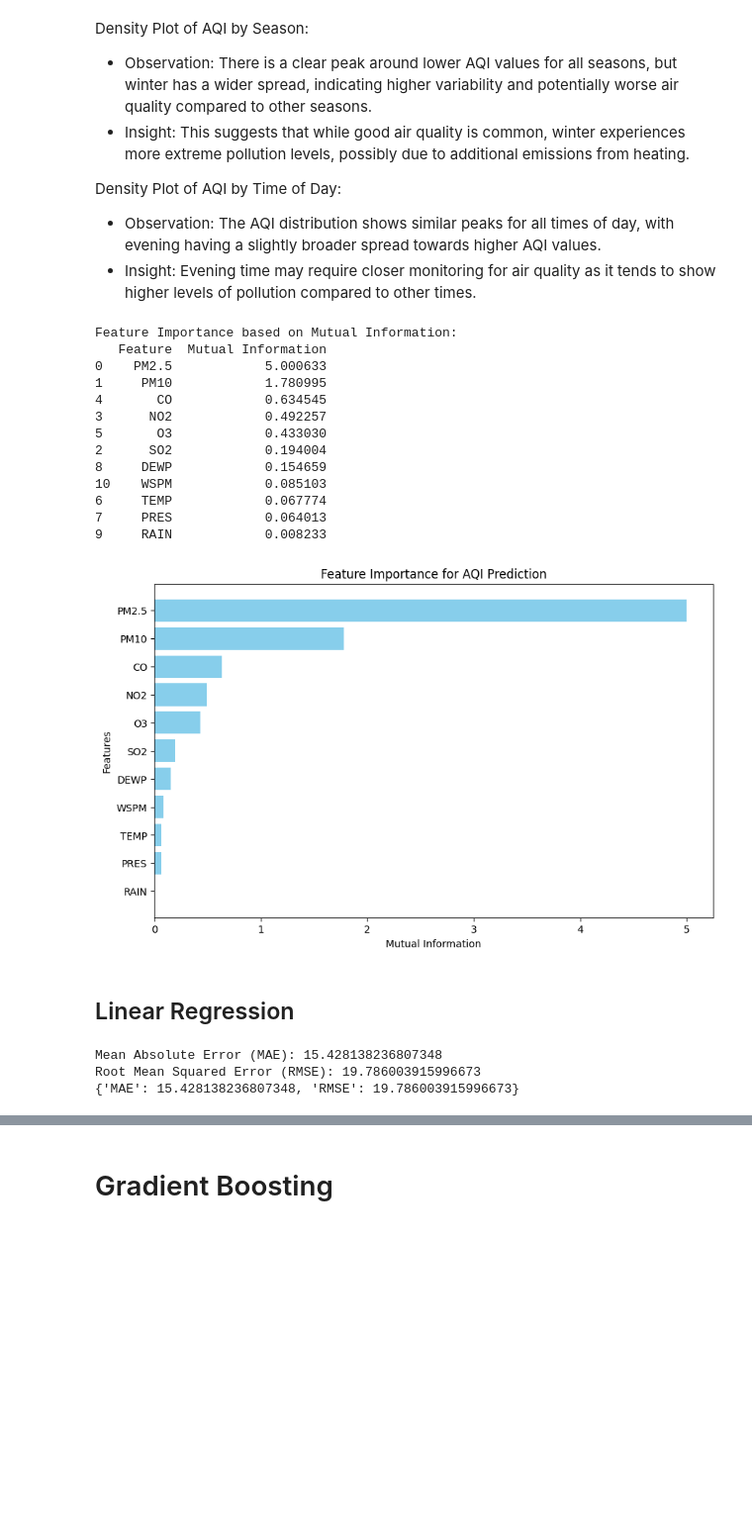
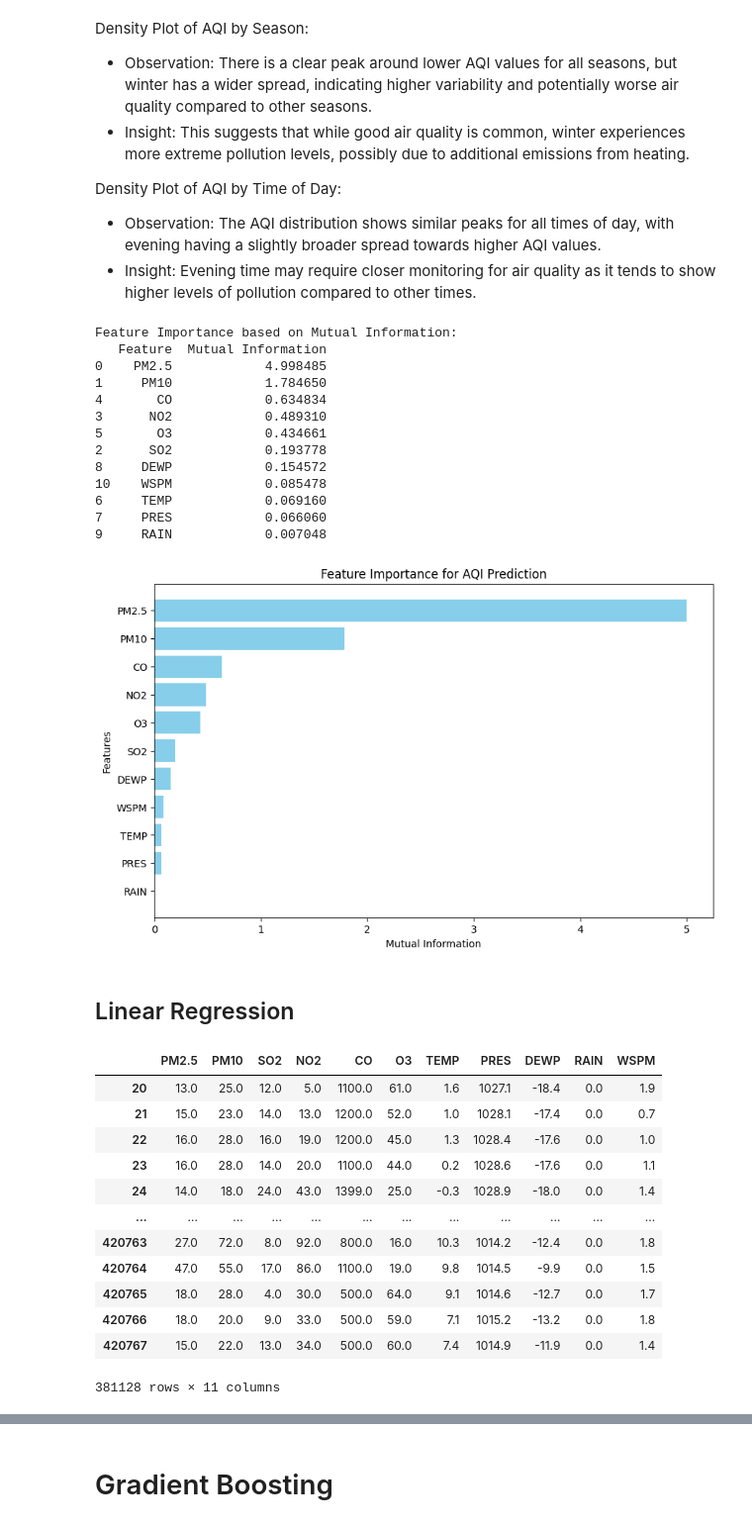
Before and after one commit to Naveena16/ENGM680_AQI_predictions, a Jupyter notebook: final_pipeline.ipynb, the cells around one changed output, grey strips where cells are left out. Shown at 99% size. Cells and saved outputs as stored; diff of their text form; code cells hidden in the pictures; blank space fills up the shorter version.

```diff
--- a/final_pipeline.ipynb
+++ b/final_pipeline.ipynb
@@ -205,10 +247,8 @@ All predictors (TEMP, PRES, DEWP, CO, and NO2) are statistically significant as
 # %% [markdown]
 ## Calculating AQI
 # %%
-from src.data_processing import calculate_aqi_columns
-
 # Specify the path to the breakpoints.json file
-breakpoints_file_path = "breakpoints.json"
+breakpoints_file_path = config['paths']['breakpoints']
 
 # Calculate AQI and add it to the DataFrame
 air_quality_df = calculate_aqi_columns(air_quality_df, breakpoints_file_path)
@@ -324,46 +354,49 @@ Density Plot of AQI by Time of Day:
 - Observation: The AQI distribution shows similar peaks for all times of day, with evening having a slightly broader spread towards higher AQI values.
 - Insight: Evening time may require closer monitoring for air quality as it tends to show higher levels of pollution compared to other times.
 # %%
-from src.eda import feature_importance_mutual_info
-
-selected_features = [
-    'PM2.5', 'PM10', 'SO2', 'NO2', 'CO', 'O3',
-    'TEMP', 'PRES', 'DEWP', 'RAIN', 'WSPM'
-]
-target = 'AQI'
+selected_features = config['features']['selected']
+target = config['features']['target']
 
 # Calculate and plot mutual information feature importance
 mi_scores_df = feature_importance_mutual_info(air_quality_df, selected_features, target)
 # %% [output]
 Feature Importance based on Mutual Information:
    Feature  Mutual Information
-0    PM2.5            5.000633
-1     PM10            1.780995
-4       CO            0.634545
-3      NO2            0.492257
-5       O3            0.433030
-2      SO2            0.194004
-8     DEWP            0.154659
-10    WSPM            0.085103
-6     TEMP            0.067774
-7     PRES            0.064013
-9     RAIN            0.008233
+0    PM2.5            4.998485
+1     PM10            1.784650
+4       CO            0.634834
+3      NO2            0.489310
+5       O3            0.434661
+2      SO2            0.193778
+8     DEWP            0.154572
+10    WSPM            0.085478
+6     TEMP            0.069160
+7     PRES            0.066060
+9     RAIN            0.007048
 [figure]
 # %% [markdown]
 ## Linear Regression
-# %%
-from src.model_training import train_and_evaluate_linear_regression ,train_random_forest, train_gradient_boosting, perform_grid_search
-
-# Define selected features and target variable
-selected_features = ['PM2.5', 'PM10', 'SO2', 'NO2', 'CO', 'O3', 'TEMP', 'PRES', 'DEWP', 'RAIN', 'WSPM']
-target = 'AQI'
-
-# Train and evaluate Linear Regression model
-metrics, lr_model = train_and_evaluate_linear_regression(air_quality_df, selected_features, target)
-
-# Display metrics
-print(metrics)
-# %% [output]
-Mean Absolute Error (MAE): 15.428138236807348
-Root Mean Squared Error (RMSE): 19.786003915996673
-{'MAE': 15.428138236807348, 'RMSE': 19.786003915996673}
+# %%
+# Define selected features and target variable
+selected_features = config['features']['selected']
+target = config['features']['target']
+X = air_quality_df[selected_features]
+y = air_quality_df[target]
+test_size=config['training']['test_size']
+random_state=config['training']['random_state']
+# %%
+X
+# %% [output]
+|  | PM2.5 | PM10 | SO2 | NO2 | CO | O3 | TEMP | PRES | DEWP | RAIN | WSPM |
+| 20 | 13.0 | 25.0 | 12.0 | 5.0 | 1100.0 | 61.0 | 1.6 | 1027.1 | -18.4 | 0.0 | 1.9 |
+| 21 | 15.0 | 23.0 | 14.0 | 13.0 | 1200.0 | 52.0 | 1.0 | 1028.1 | -17.4 | 0.0 | 0.7 |
+| 22 | 16.0 | 28.0 | 16.0 | 19.0 | 1200.0 | 45.0 | 1.3 | 1028.4 | -17.6 | 0.0 | 1.0 |
+| 23 | 16.0 | 28.0 | 14.0 | 20.0 | 1100.0 | 44.0 | 0.2 | 1028.6 | -17.6 | 0.0 | 1.1 |
+| 24 | 14.0 | 18.0 | 24.0 | 43.0 | 1399.0 | 25.0 | -0.3 | 1028.9 | -18.0 | 0.0 | 1.4 |
+| ... | ... | ... | ... | ... | ... | ... | ... | ... | ... | ... | ... |
+| 420763 | 27.0 | 72.0 | 8.0 | 92.0 | 800.0 | 16.0 | 10.3 | 1014.2 | -12.4 | 0.0 | 1.8 |
+| 420764 | 47.0 | 55.0 | 17.0 | 86.0 | 1100.0 | 19.0 | 9.8 | 1014.5 | -9.9 | 0.0 | 1.5 |
+| 420765 | 18.0 | 28.0 | 4.0 | 30.0 | 500.0 | 64.0 | 9.1 | 1014.6 | -12.7 | 0.0 | 1.7 |
+| 420766 | 18.0 | 20.0 | 9.0 | 33.0 | 500.0 | 59.0 | 7.1 | 1015.2 | -13.2 | 0.0 | 1.8 |
+| 420767 | 15.0 | 22.0 | 13.0 | 34.0 | 500.0 | 60.0 | 7.4 | 1014.9 | -11.9 | 0.0 | 1.4 |
+381128 rows × 11 columns
```
Also changed, not shown: parts of 24 cells of this notebook, 6 other files.
